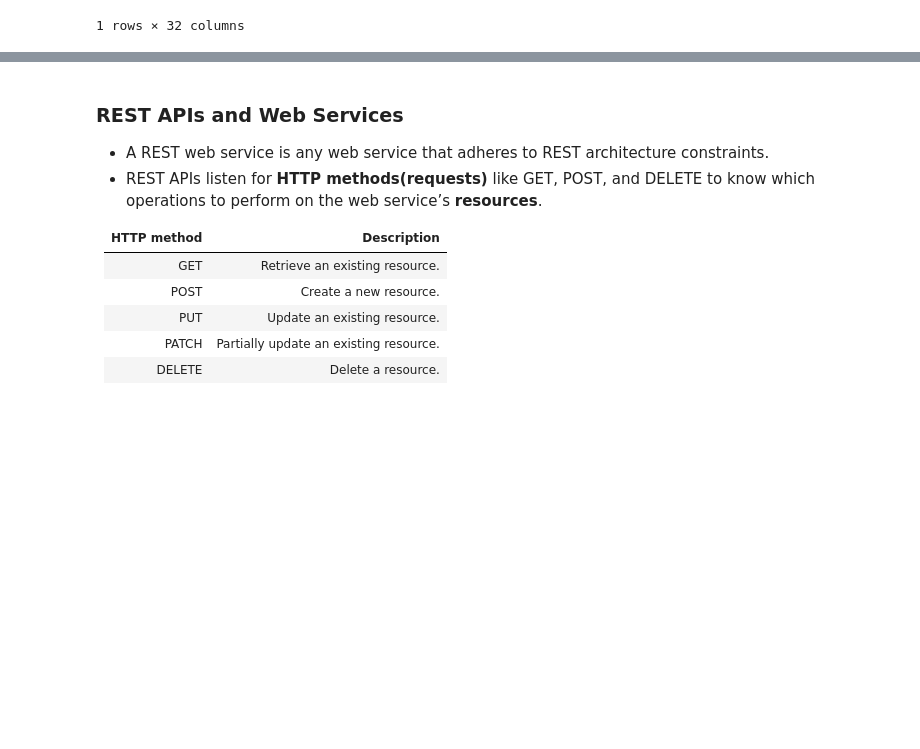
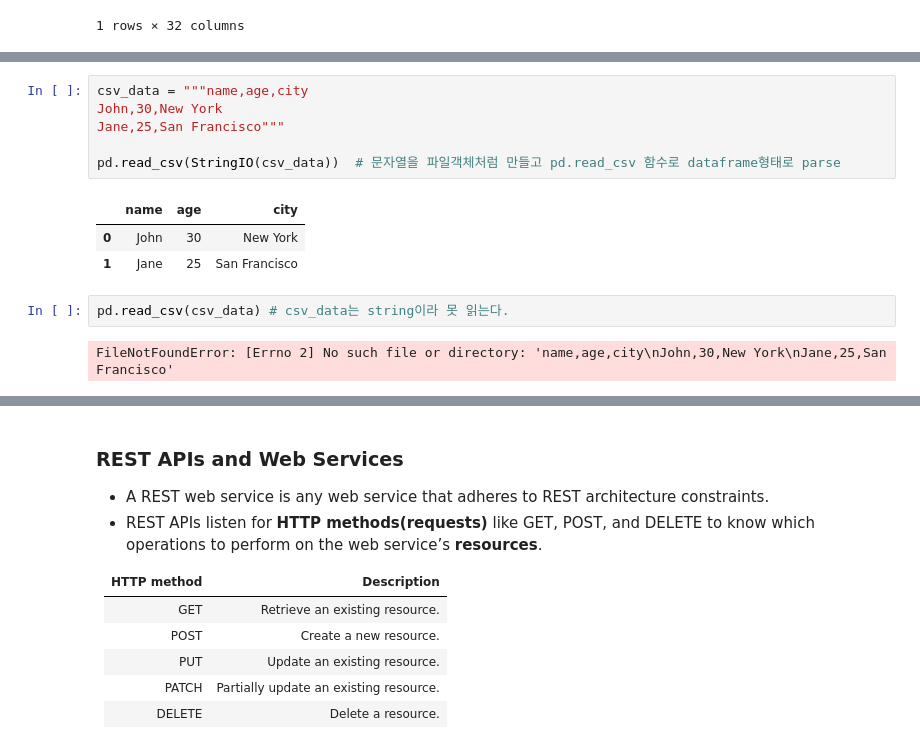
Before and after one commit to ancestor9/2024_-, a Jupyter notebook: week13/Python and REST APIs_cat-images.ipynb, the cells around one changed output, grey strips where cells are left out. Saved outputs shown, nothing was run; the diff lists cells and outputs as text; blank space fills up the shorter version.

```diff
--- a/week13/Python and REST APIs_cat-images.ipynb
+++ b/week13/Python and REST APIs_cat-images.ipynb
@@ -56,0 +126,14 @@ pd.DataFrame([response.json()])
+# %%
+csv_data = """name,age,city
+John,30,New York
+Jane,25,San Francisco"""
+
+pd.read_csv(StringIO(csv_data))  # 문자열을 파일객체처럼 만들고 pd.read_csv 함수로 dataframe형태로 parse
+# %% [output]
+|  | name | age | city |
+| 0 | John | 30 | New York |
+| 1 | Jane | 25 | San Francisco |
+# %%
+pd.read_csv(csv_data) # csv_data는 string이라 못 읽는다.
+# %% [output]
+FileNotFoundError: [Errno 2] No such file or directory: 'name,age,city\nJohn,30,New York\nJane,25,San Francisco'
```
Also changed, not shown: parts of 54 cells of this notebook.
